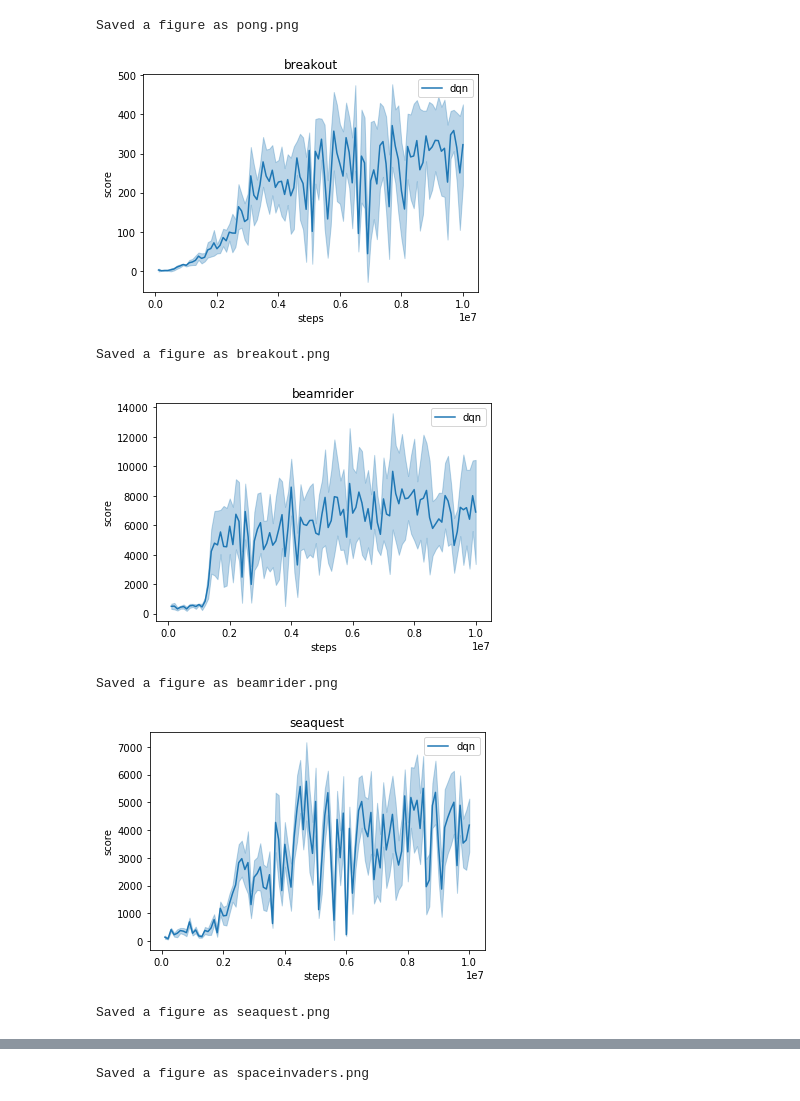
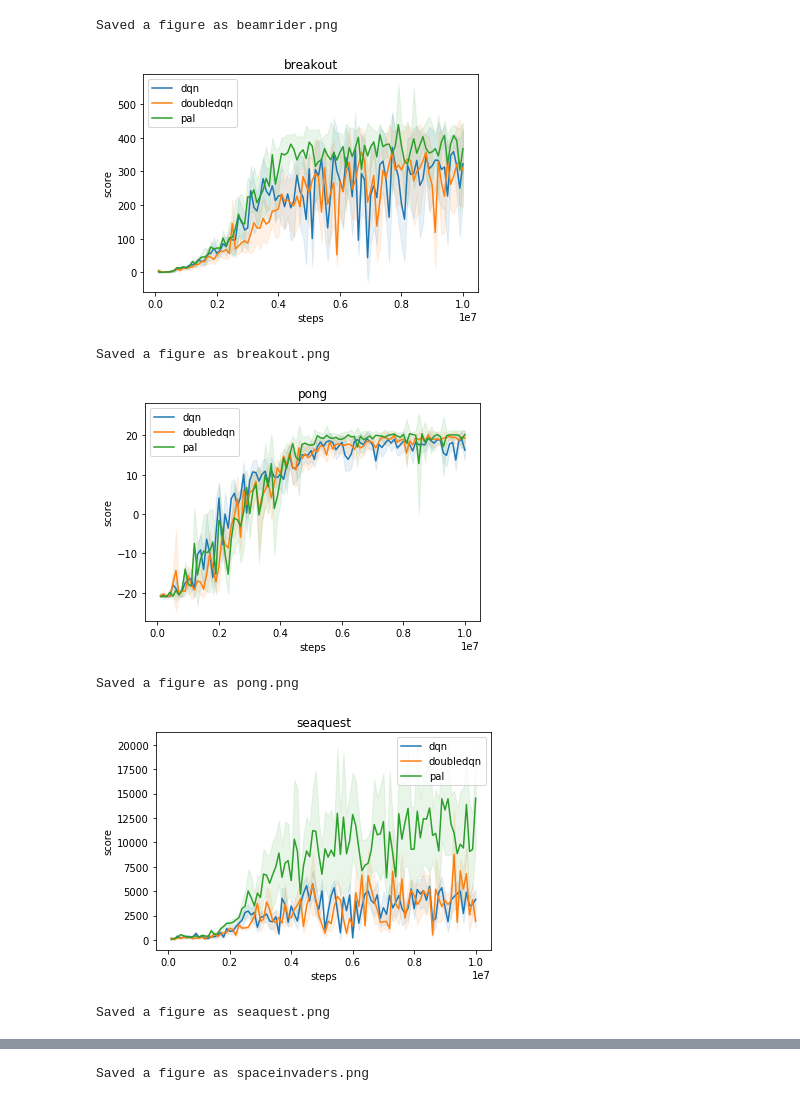
Before and after one commit to muupan/chainerrl, a Jupyter notebook: evaluations/visualize.ipynb, the cells around one changed output, grey strips where cells are left out. Saved outputs shown, nothing was run; the diff lists cells and outputs as text; code cells hidden in the pictures.

Commit message:
Add plots of DoubleDQN and PAL

```diff
--- a/evaluations/visualize.ipynb
+++ b/evaluations/visualize.ipynb
@@ -14,7 +14,8 @@ import pandas as pd
 import numpy as np
 
 
-def errorfill(x, y, yerr, color=None, alpha_fill=0.3, ax=None, label=None):
+def errorfill(x, y, yerr, color=None, alpha_fill=0.1, ax=None, label=None):
+    """Plot with confidence intervals rendered as shaded regions."""
     ax = ax if ax is not None else plt.gca()
     if color is None:
         color = next(ax._get_lines.prop_cycler)['color']
@@ -26,13 +27,14 @@ def errorfill(x, y, yerr, color=None, alpha_fill=0.3, ax=None, label=None):
     ax.plot(x, y, color=color, label=label)
     ax.fill_between(x, ymax, ymin, color=color, alpha=alpha_fill)
 
-def plot_scores(files, labels, title):
-    for fpath, label in zip(files, labels):
+
+def plot_scores(file_label_pairs, title):
+    for fpath, label in file_label_pairs:
         if os.path.isdir(fpath):
             fpath = os.path.join(fpath, 'scores.txt')
         assert os.path.exists(fpath)
         scores = pd.read_csv(fpath, delimiter='\t')
-        # plt.plot(scores['steps'], scores['mean'], label=label)
+#         plt.plot(scores['steps'], scores['mean'], label=label)
         # plt.plot(scores['steps'], scores['mean'], label=label)
         # plt.fill_between(scores['steps'], -scores['stdev'], scores['stdev'], alpha=0.2, edgecolor='#1B2ACC', facecolor='#089FFF', linewidth=4, linestyle='dashdot', antialiased=True)
         errorfill(scores['steps'], scores['mean'], scores['stdev'], label=label)
@@ -48,9 +50,24 @@ def plot_scores(files, labels, title):
     plt.savefig(fig_fname)
     print('Saved a figure as {}'.format(fig_fname))
 # %%
-plot_scores(['pong/20170729T002505.180328/scores.txt'], ['dqn'], title='pong')
-plot_scores(['breakout/20170726T212134.210326/scores.txt'], ['dqn'], title='breakout')
-plot_scores(['beamrider/20170728T220737.724648/scores.txt'], ['dqn'], title='beamrider')
-plot_scores(['seaquest/20170729T002437.594523/scores.txt'], ['dqn'], title='seaquest')
-plot_scores(['spaceinvaders/20170728T221316.351960/scores.txt'], ['dqn'], title='spaceinvaders')
+plot_scores([('beamrider/20170728T220737.724648/scores.txt', 'dqn'),
+             ('beamrider-doubledqn/20170731T140650.787772/scores.txt', 'doubledqn'),
+             ('beamrider-pal/20170731T140914.361425/scores.txt', 'pal')],
+            title='beamrider')
+plot_scores([('breakout/20170726T212134.210326/scores.txt', 'dqn'),
+             ('breakout-doubledqn/20170731T140720.421836/scores.txt', 'doubledqn'),
+             ('breakout-pal/20170731T141003.023559/scores.txt', 'pal')],
+            title='breakout')
+plot_scores([('pong/20170729T002505.180328/scores.txt', 'dqn'),
+             ('pong-doubledqn/20170731T140750.795522/scores.txt', 'doubledqn'),
+             ('pong-pal/20170731T141024.998128/scores.txt', 'pal')],
+            title='pong')
+plot_scores([('seaquest/20170729T002437.594523/scores.txt', 'dqn'),
+             ('seaquest-doubledqn/20170731T204458.148897/scores.txt', 'doubledqn'),
+             ('seaquest-pal/20170731T141034.356256/scores.txt', 'pal')],
+            title='seaquest')
+plot_scores([('spaceinvaders/20170728T221316.351960/scores.txt', 'dqn'),
+             ('spaceinvaders-doubledqn/20170731T140739.363588/scores.txt', 'doubledqn'),
+             ('spaceinvaders-pal/20170731T141052.732935/scores.txt', 'pal')],
+            title='spaceinvaders')
 # %% [output]
@@ -58,7 +75,7 @@ plot_scores(['spaceinvaders/20170728T221316.351960/scores.txt'], ['dqn'], title=
-Saved a figure as pong.png
+Saved a figure as beamrider.png
-[figure, old version]
+[figure, new version]
 Saved a figure as breakout.png
-[figure, old version]
+[figure, new version]
-Saved a figure as beamrider.png
+Saved a figure as pong.png
-[figure, old version]
+[figure, new version]
 Saved a figure as seaquest.png
```
Also changed, not shown: parts of 1 cell of this notebook.
